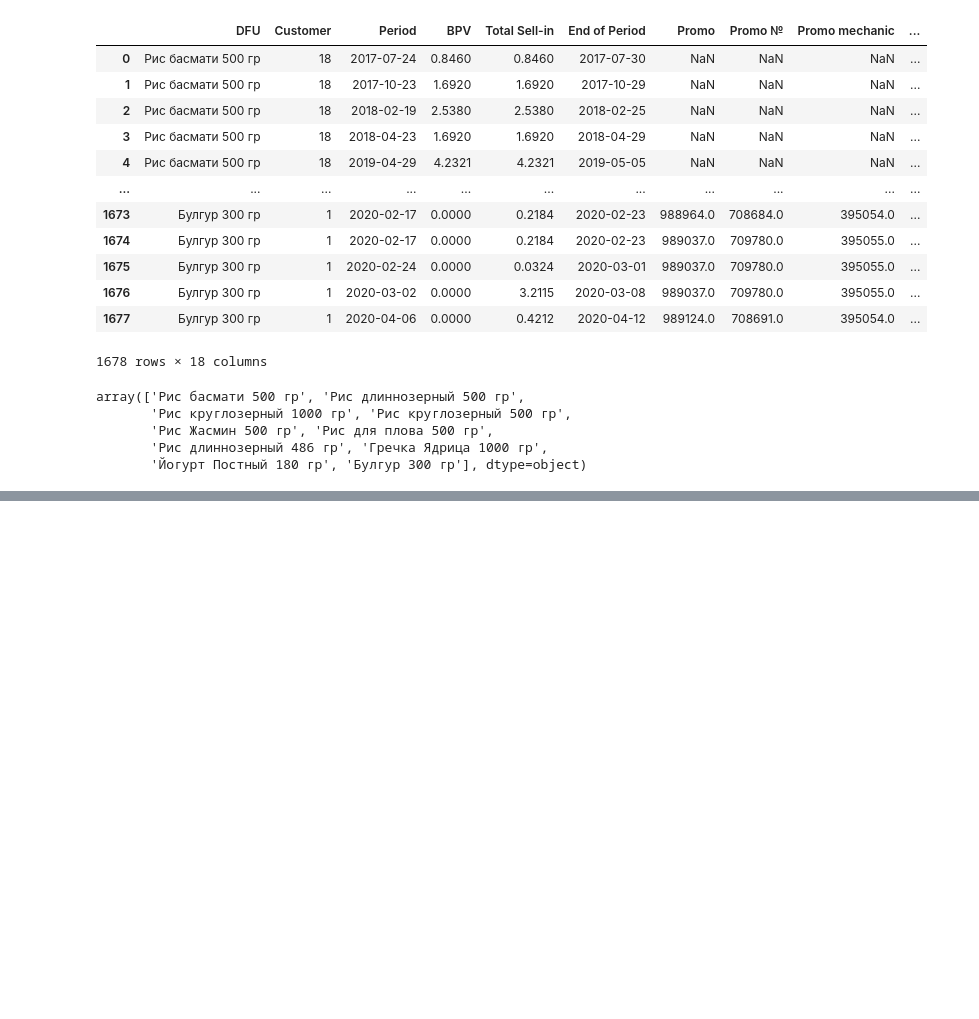
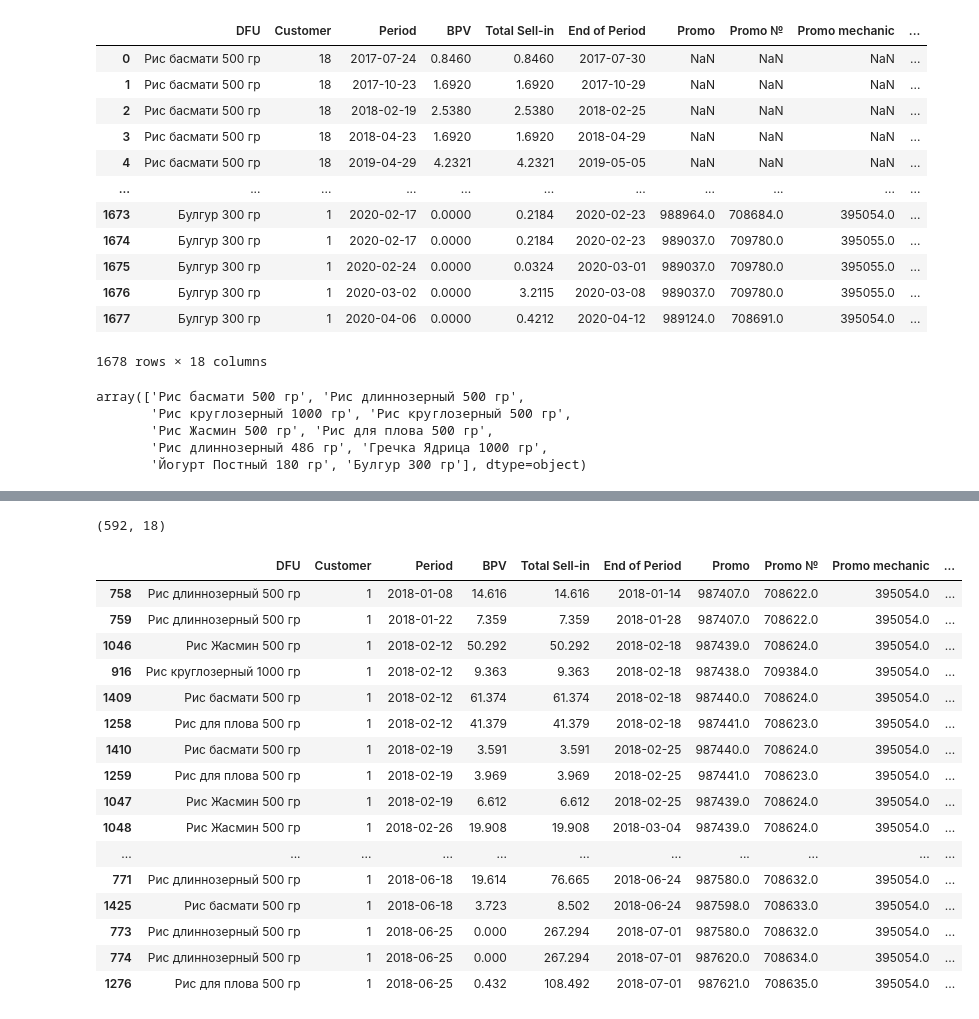
Before and after one commit to DenisMakukh/it-consulting, a Jupyter notebook: main.ipynb, the cells around one changed output, grey strips where cells are left out. Drawn from its saved outputs; the diff is of its cells as text; code cells hidden in the pictures; blank space fills up the shorter version.

```diff
--- a/main.ipynb
+++ b/main.ipynb
@@ -284,0 +307,3 @@ array(['Рис басмати 500 гр', 'Рис длиннозерный 500 г
+# %%
+merged_df_full_period = merged_df[merged_df['is_full_period'] == 1]
+merged_df_full_period.info()
@@ -284,0 +371,27 @@ array(['Рис басмати 500 гр', 'Рис длиннозерный 500 г
+# %%
+merged_df_full_period.shape
+# %% [output]
+(592, 18)
+# %%
+year_data = merged_df_full_period[merged_df_full_period["Period"].dt.year == 2018]
+
+first_half = year_data[year_data["Period"].dt.month <= 6].sort_values(by="Period")
+first_half
+# %% [output]
+|  | DFU | Customer | Period | BPV | Total Sell-in | End of Period | Promo | Promo № | Promo mechanic | ... |
+| 758 | Рис длиннозерный 500 гр | 1 | 2018-01-08 | 14.616 | 14.616 | 2018-01-14 | 987407.0 | 708622.0 | 395054.0 | ... |
+| 759 | Рис длиннозерный 500 гр | 1 | 2018-01-22 | 7.359 | 7.359 | 2018-01-28 | 987407.0 | 708622.0 | 395054.0 | ... |
+| 1046 | Рис Жасмин 500 гр | 1 | 2018-02-12 | 50.292 | 50.292 | 2018-02-18 | 987439.0 | 708624.0 | 395054.0 | ... |
+| 916 | Рис круглозерный 1000 гр | 1 | 2018-02-12 | 9.363 | 9.363 | 2018-02-18 | 987438.0 | 709384.0 | 395054.0 | ... |
+| 1409 | Рис басмати 500 гр | 1 | 2018-02-12 | 61.374 | 61.374 | 2018-02-18 | 987440.0 | 708624.0 | 395054.0 | ... |
+| 1258 | Рис для плова 500 гр | 1 | 2018-02-12 | 41.379 | 41.379 | 2018-02-18 | 987441.0 | 708623.0 | 395054.0 | ... |
+| 1410 | Рис басмати 500 гр | 1 | 2018-02-19 | 3.591 | 3.591 | 2018-02-25 | 987440.0 | 708624.0 | 395054.0 | ... |
+| 1259 | Рис для плова 500 гр | 1 | 2018-02-19 | 3.969 | 3.969 | 2018-02-25 | 987441.0 | 708623.0 | 395054.0 | ... |
+| 1047 | Рис Жасмин 500 гр | 1 | 2018-02-19 | 6.612 | 6.612 | 2018-02-25 | 987439.0 | 708624.0 | 395054.0 | ... |
+| 1048 | Рис Жасмин 500 гр | 1 | 2018-02-26 | 19.908 | 19.908 | 2018-03-04 | 987439.0 | 708624.0 | 395054.0 | ... |
+| ... | ... | ... | ... | ... | ... | ... | ... | ... | ... | ... |
+| 771 | Рис длиннозерный 500 гр | 1 | 2018-06-18 | 19.614 | 76.665 | 2018-06-24 | 987580.0 | 708632.0 | 395054.0 | ... |
+| 1425 | Рис басмати 500 гр | 1 | 2018-06-18 | 3.723 | 8.502 | 2018-06-24 | 987598.0 | 708633.0 | 395054.0 | ... |
+| 773 | Рис длиннозерный 500 гр | 1 | 2018-06-25 | 0.000 | 267.294 | 2018-07-01 | 987580.0 | 708632.0 | 395054.0 | ... |
+| 774 | Рис длиннозерный 500 гр | 1 | 2018-06-25 | 0.000 | 267.294 | 2018-07-01 | 987620.0 | 708634.0 | 395054.0 | ... |
+| 1276 | Рис для плова 500 гр | 1 | 2018-06-25 | 0.432 | 108.492 | 2018-07-01 | 987621.0 | 708635.0 | 395054.0 | ... |
```
Also changed, not shown: parts of 5 cells of this notebook, 2 other files.
